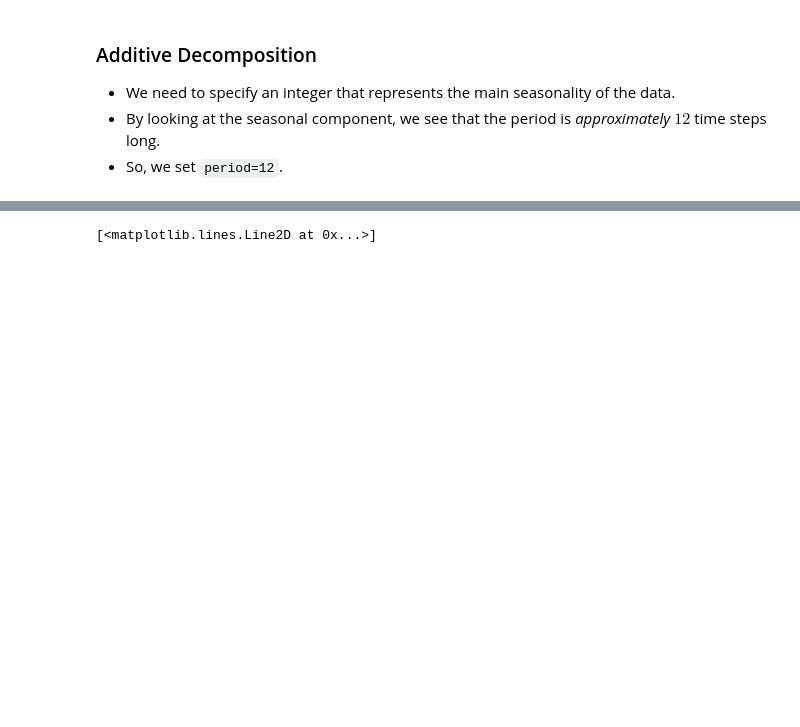
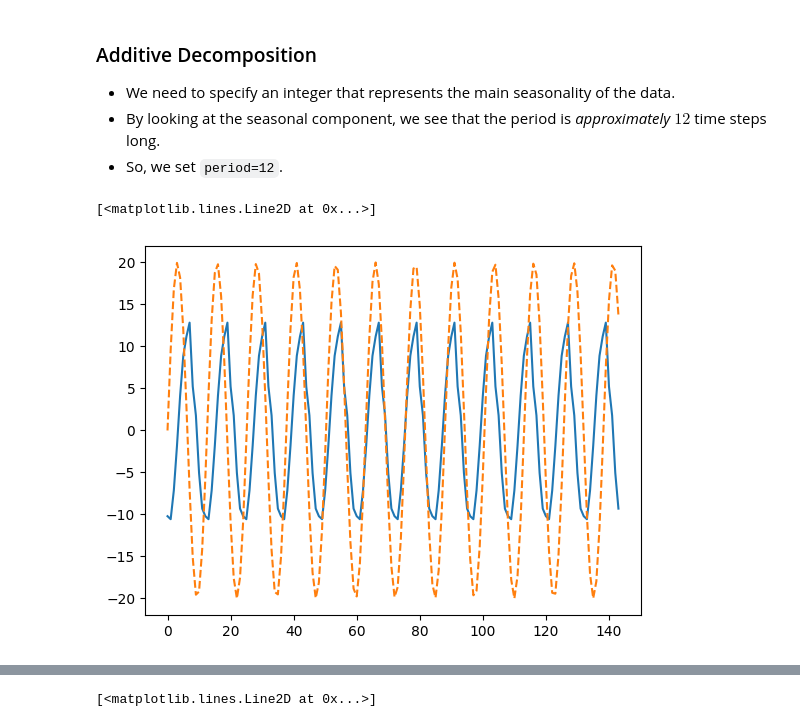
Before and after one commit to nsydn/time-series-analysis-and-forecasting, a Jupyter notebook: notebooks/01/introduction_to_time_series_NSA.ipynb, the cells around one changed output, grey strips where cells are left out. Saved outputs shown, nothing was run; the diff lists cells and outputs as text; code cells hidden in the pictures; blank space fills up the shorter version.

```diff
--- a/notebooks/01/introduction_to_time_series_NSA.ipynb
+++ b/notebooks/01/introduction_to_time_series_NSA.ipynb
@@ -308,6 +317,16 @@ plt.legend();
 - So, we set `period=12`.
 # %%
 additive_decomposition = seasonal_decompose(x=additive, model='additive', period=12)
+# %%
+# plt.plot(additive_decomposition.trend)
+# plt.plot(trend,'--')
+plt.plot(additive_decomposition.seasonal)
+plt.plot(seasonal,'--')
+# plt.plot(additive_decomposition.resid)
+# plt.plot(residuals,'--')
+# %% [output]
+[<matplotlib.lines.Line2D at 0x...>]
+[figure, added]
 # %%
 plt.plot(additive_decomposition.trend+additive_decomposition.seasonal+additive_decomposition.resid)
 plt.plot(additive,'--')
```
Also changed, not shown: parts of 7 cells of this notebook.
